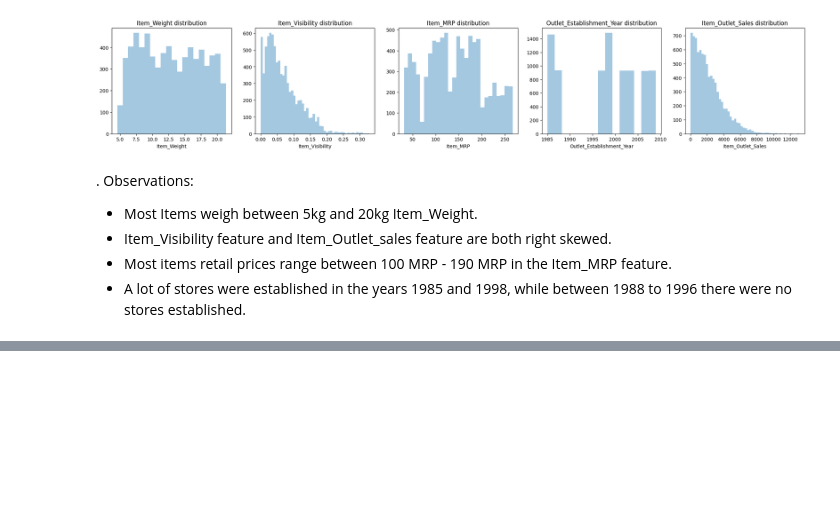
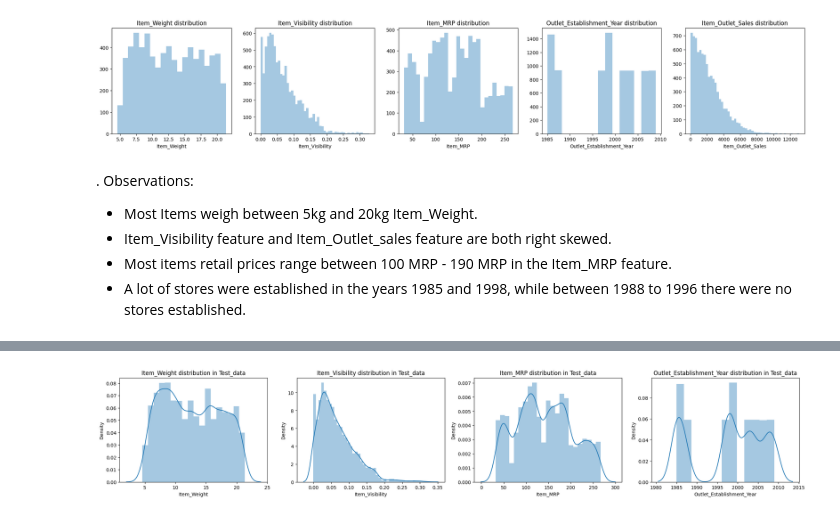
Before and after one commit to Tracy-teb/bigmart_sales_prediction_project, a Jupyter notebook: ml_salespred.ipynb, the cells around one changed output, grey strips where cells are left out. Drawn from its saved outputs; the diff is of its cells as text; code cells hidden in the pictures; blank space fills up the shorter version.

```diff
--- a/ml_salespred.ipynb
+++ b/ml_salespred.ipynb
@@ -253,0 +262,8 @@ for index, col in enumerate(numeric_cols):
+# %%
+_, ax = plt.subplots(nrows=1, ncols=4, figsize=(26, 4))
+
+for index, col in enumerate(['Item_Weight', 'Item_Visibility', 'Item_MRP', 'Outlet_Establishment_Year']):
+    sns.distplot(test_data[col], kde=True, ax=ax[index])
+    ax[index].set_title(f'{col} distribution in Test_data')
+# %% [output]
+[figure, added]
```
Also changed, not shown: parts of 7 cells of this notebook.
